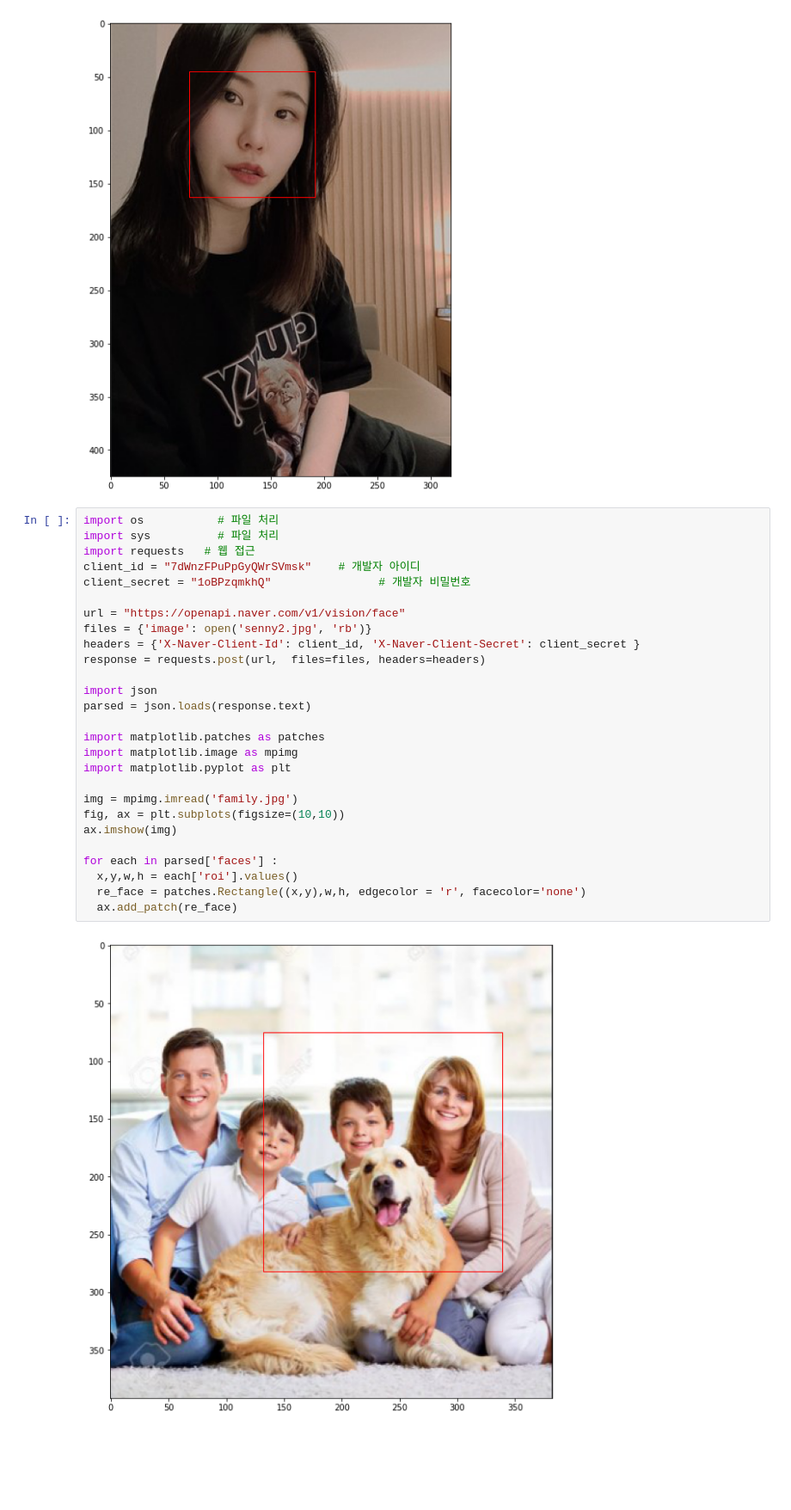
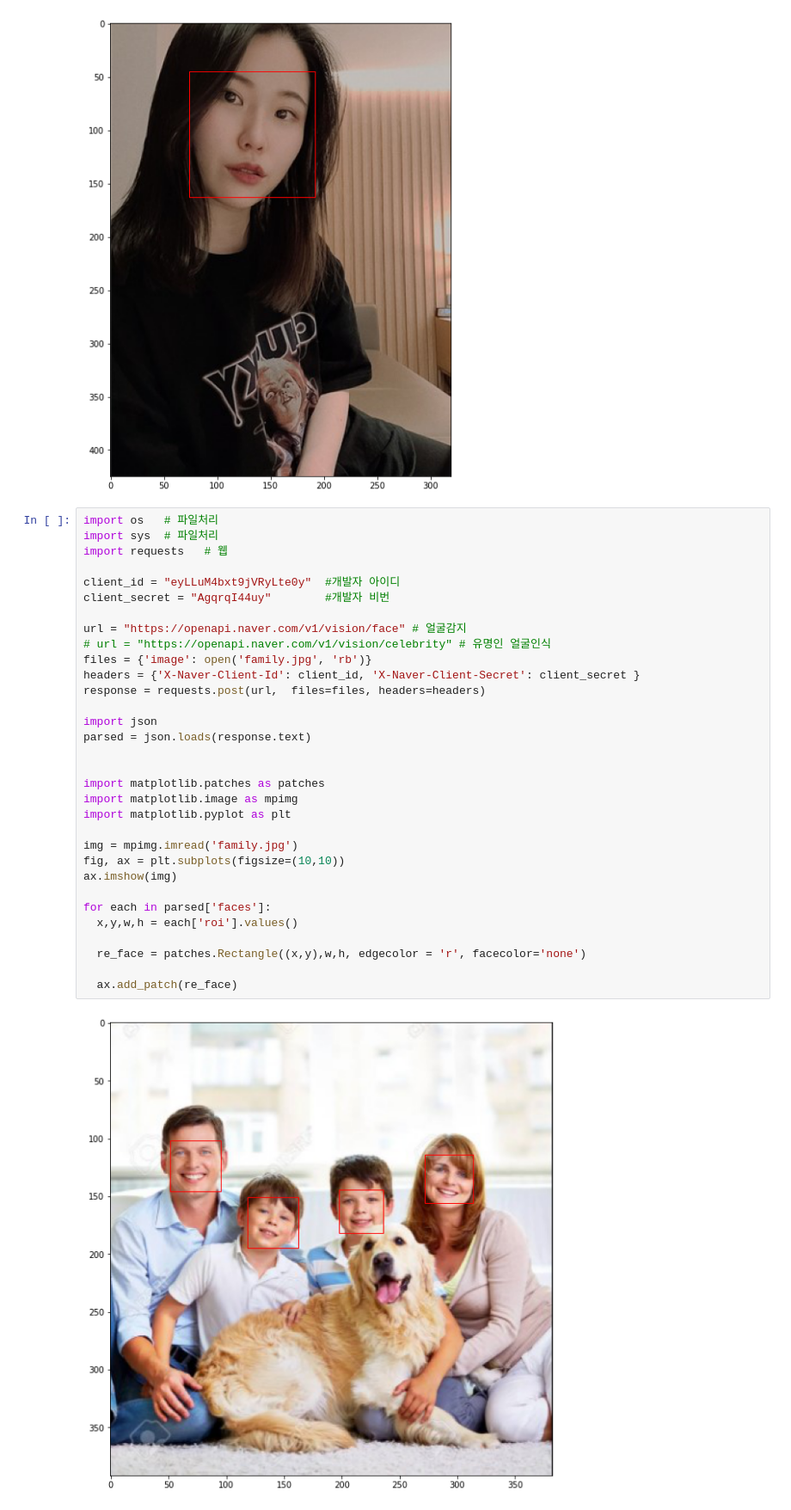
Before and after one commit to seinJOO/JavaBasicTJ, a Jupyter notebook: BasicPython.ipynb, the cells around one changed output. Shown at 86% size. Saved outputs shown, nothing was run; the diff lists cells and outputs as text; blank space fills up the shorter version.

```diff
--- a/BasicPython.ipynb
+++ b/BasicPython.ipynb
@@ -521,31 +521,36 @@ ax.add_patch(re_face)
 <matplotlib.patches.Rectangle at 0x...>
 [figure]
 # %%
-import os           # 파일 처리
-import sys          # 파일 처리
-import requests   # 웹 접근
-client_id = "7dWnzFPuPpGyQWrSVmsk"    # 개발자 아이디
-client_secret = "1oBPzqmkhQ"                # 개발자 비밀번호
+import os   # 파일처리
+import sys  # 파일처리
+import requests   # 웹
 
-url = "https://openapi.naver.com/v1/vision/face"
-files = {'image': open('senny2.jpg', 'rb')}
+client_id = "eyLLuM4bxt9jVRyLte0y"  #개발자 아이디
+client_secret = "AgqrqI44uy"        #개발자 비번
+
+url = "https://openapi.naver.com/v1/vision/face" # 얼굴감지
+# url = "https://openapi.naver.com/v1/vision/celebrity" # 유명인 얼굴인식
+files = {'image': open('family.jpg', 'rb')}
 headers = {'X-Naver-Client-Id': client_id, 'X-Naver-Client-Secret': client_secret }
 response = requests.post(url,  files=files, headers=headers)
 
 import json
 parsed = json.loads(response.text)
+
 
 import matplotlib.patches as patches
 import matplotlib.image as mpimg
 import matplotlib.pyplot as plt
 
 img = mpimg.imread('family.jpg')
 fig, ax = plt.subplots(figsize=(10,10))
 ax.imshow(img)
 
-for each in parsed['faces'] :
+for each in parsed['faces']:
   x,y,w,h = each['roi'].values()
+
   re_face = patches.Rectangle((x,y),w,h, edgecolor = 'r', facecolor='none')
+
   ax.add_patch(re_face)
 # %% [output]
-[figure, old version]
+[figure, new version]
```
